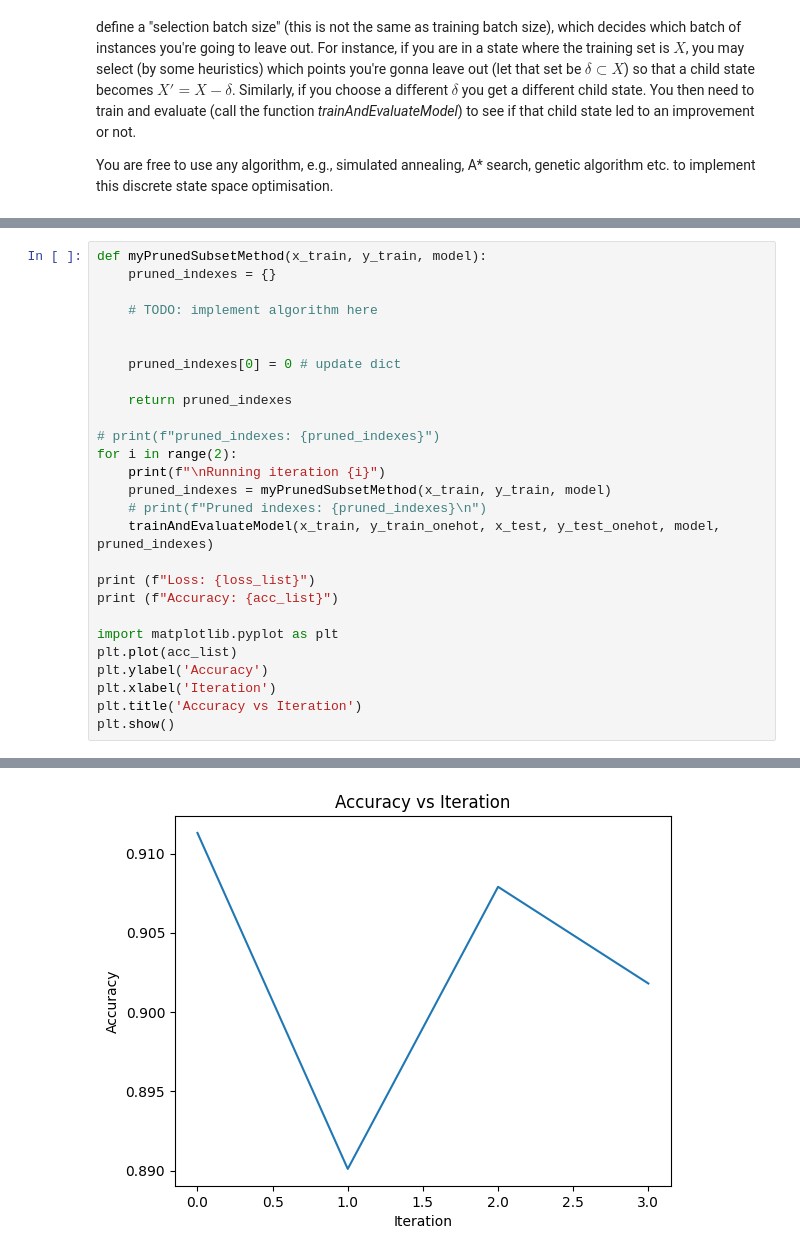
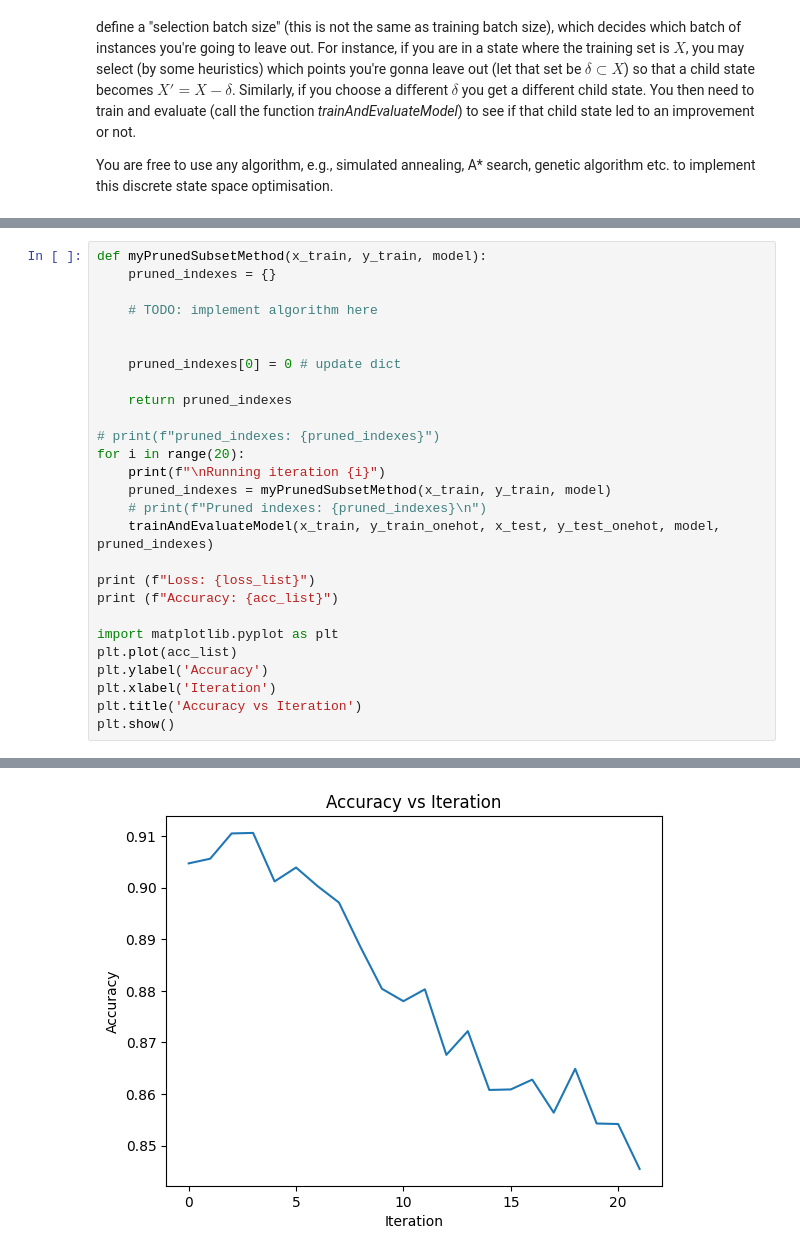
Before and after one commit to JalalSayed1/AI-Coursework, a Jupyter notebook: opt_train.ipynb, the cells around one changed output, grey strips where cells are left out. Drawn from its saved outputs; the diff is of its cells as text.

```diff
--- a/opt_train.ipynb
+++ b/opt_train.ipynb
@@ -372,7 +383,7 @@ def myPrunedSubsetMethod(x_train, y_train, model):
     return pruned_indexes
 
 # print(f"pruned_indexes: {pruned_indexes}")
-for i in range(2):
+for i in range(20):
     print(f"\nRunning iteration {i}")
     pruned_indexes = myPrunedSubsetMethod(x_train, y_train, model)
     # print(f"Pruned indexes: {pruned_indexes}\n")
@@ -410 +419 @@ Accuracy: [0.911300003528595, 0.8901000022888184, 0.9078999757766724, 0.90179997
-[figure, old version]
+[figure, new version]
```
Also changed, not shown: parts of 3 cells of this notebook, 3 other files.
